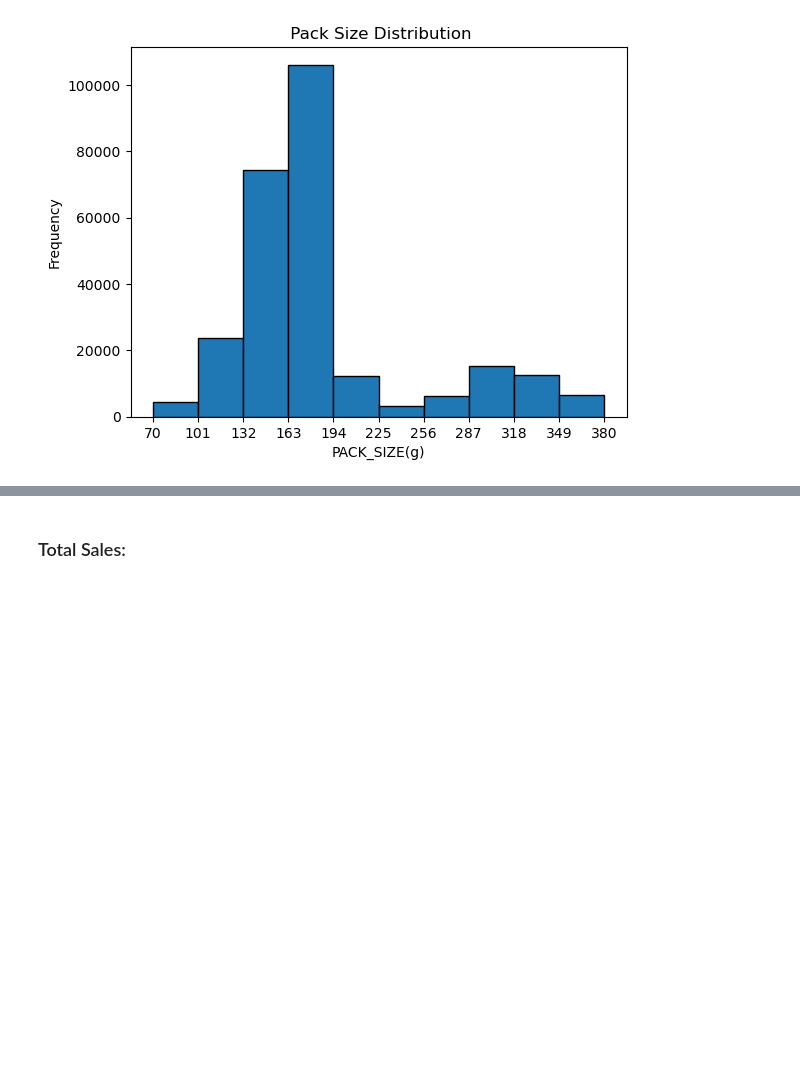
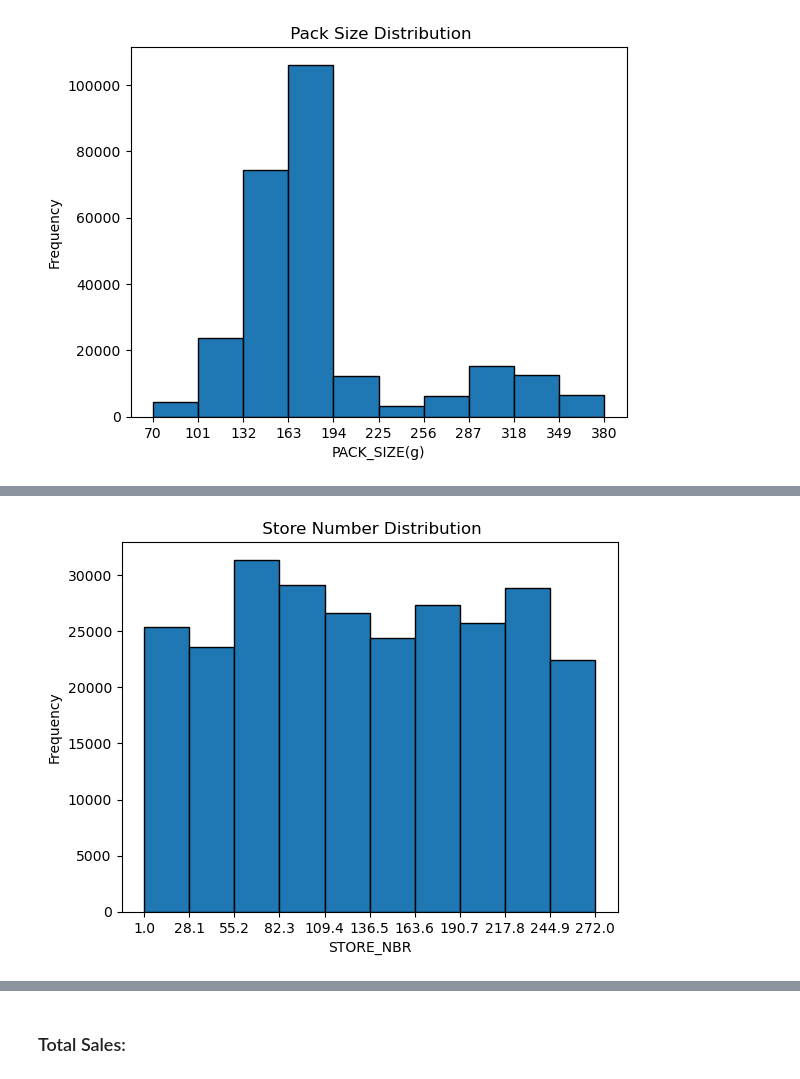
Before and after one commit to Marilyn-Rose/Data-Analytics-on-Chips-Category, a Jupyter notebook: Quantium Chips_Category Data analysis.ipynb, the cells around one changed output, grey strips where cells are left out. Saved outputs shown, nothing was run; the diff lists cells and outputs as text; code cells hidden in the pictures; blank space fills up the shorter version.

```diff
--- a/Quantium Chips_Category Data analysis.ipynb
+++ b/Quantium Chips_Category Data analysis.ipynb
@@ -402,3 +390,13 @@ df.head(2)
 |  | DATE | STORE_NBR | LYLTY_CARD_NBR | TXN_ID | PROD_NBR | PROD_NAME | PROD_QTY | TOT_SALES | PACK_SIZE(g) | ... |
 | 0 | 2018-07-03 | 19 | 19205 | 16466 | 26 | Pringles Sweet&Spcy BBQ 134g | 1 | 3.7 | 134 | ... |
 | 1 | 2018-07-03 | 189 | 189381 | 190189 | 84 | GrnWves Plus Btroot & Chilli Jam ... | 1 | 3.1 | 180 | ... |
+# %%
+# Frequency distribution of 'PACK_SIZE'[
+count, bin_edges = np.histogram(df['STORE_NBR'])
+df['STORE_NBR'].plot(kind= 'hist', xticks = bin_edges, edgecolor = 'black')
+plt.xlabel('STORE_NBR')
+plt.title( ' Store Number Distribution')
+
+plt.show()
+# %% [output]
+[figure, added]
```
Also changed, not shown: parts of 28 cells of this notebook.
